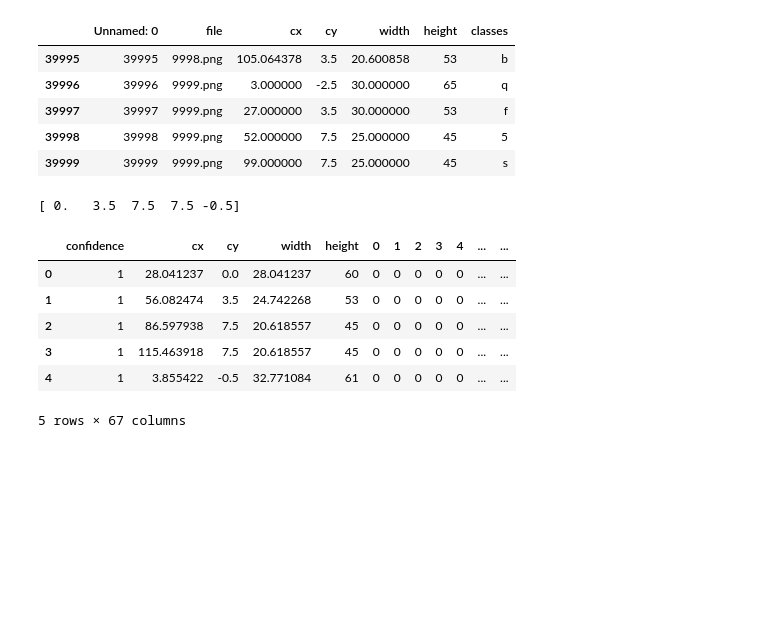
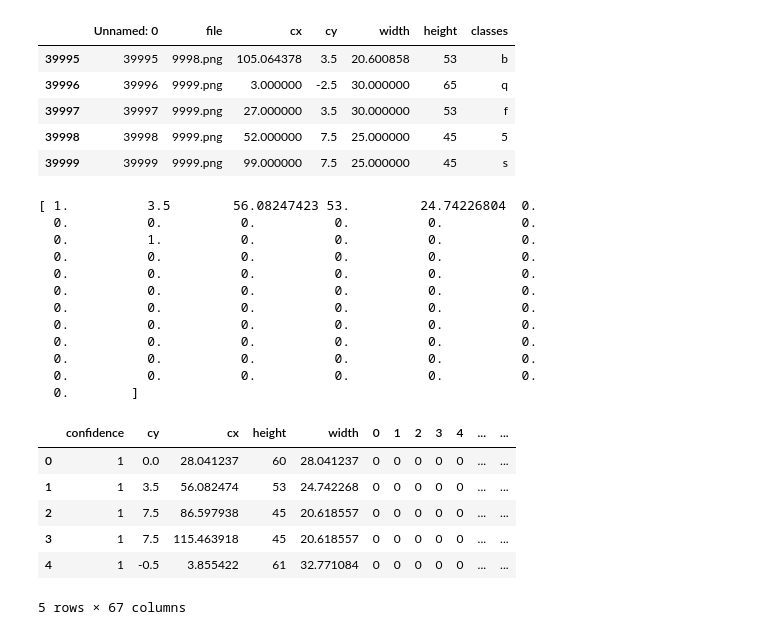
Before and after one commit to Vonski/wdi19, a Jupyter notebook: notebooks/yolo.ipynb, the cells around one changed output. Drawn from its saved outputs; the diff is of its cells as text; code cells hidden in the pictures; blank space fills up the shorter version.

```diff
--- a/notebooks/yolo.ipynb
+++ b/notebooks/yolo.ipynb
@@ -170,19 +184,30 @@ train_set_labels.tail()
 # %%
 gt = train_set_labels.loc[:, ["cx", "cy", "width", "height"]]
 tmp = pd.get_dummies(train_set_labels.loc[:, "classes"])
 gt["confidence"]=1
-gt = gt.loc[:, ["confidence", "cx", "cy", "width", "height"]]
+gt = gt.loc[:, ["confidence", "cy", "cx", "height", "width"]]
 gt2 = gt.merge(tmp, left_index=True, right_index=True)
-print(gt2.head().values[:,2])
+print(gt2.head().values[1,:])
 gt2.head()
 # %% [output]
-[ 0.   3.5  7.5  7.5 -0.5]
+[ 1.          3.5        56.08247423 53.         24.74226804  0.
+  0.          0.          0.          0.          0.          0.
+  0.          1.          0.          0.          0.          0.
+  0.          0.          0.          0.          0.          0.
+  0.          0.          0.          0.          0.          0.
+  0.          0.          0.          0.          0.          0.
+  0.          0.          0.          0.          0.          0.
+  0.          0.          0.          0.          0.          0.
+  0.          0.          0.          0.          0.          0.
+  0.          0.          0.          0.          0.          0.
+  0.          0.          0.          0.          0.          0.
+  0.        ]
-|  | confidence | cx | cy | width | height | 0 | 1 | 2 | 3 | 4 | ... | ... |
-| 0 | 1 | 28.041237 | 0.0 | 28.041237 | 60 | 0 | 0 | 0 | 0 | 0 | ... | ... |
-| 1 | 1 | 56.082474 | 3.5 | 24.742268 | 53 | 0 | 0 | 0 | 0 | 0 | ... | ... |
-| 2 | 1 | 86.597938 | 7.5 | 20.618557 | 45 | 0 | 0 | 0 | 0 | 0 | ... | ... |
-| 3 | 1 | 115.463918 | 7.5 | 20.618557 | 45 | 0 | 0 | 0 | 0 | 0 | ... | ... |
-| 4 | 1 | 3.855422 | -0.5 | 32.771084 | 61 | 0 | 0 | 0 | 0 | 0 | ... | ... |
+|  | confidence | cy | cx | height | width | 0 | 1 | 2 | 3 | 4 | ... | ... |
+| 0 | 1 | 0.0 | 28.041237 | 60 | 28.041237 | 0 | 0 | 0 | 0 | 0 | ... | ... |
+| 1 | 1 | 3.5 | 56.082474 | 53 | 24.742268 | 0 | 0 | 0 | 0 | 0 | ... | ... |
+| 2 | 1 | 7.5 | 86.597938 | 45 | 20.618557 | 0 | 0 | 0 | 0 | 0 | ... | ... |
+| 3 | 1 | 7.5 | 115.463918 | 45 | 20.618557 | 0 | 0 | 0 | 0 | 0 | ... | ... |
+| 4 | 1 | -0.5 | 3.855422 | 61 | 32.771084 | 0 | 0 | 0 | 0 | 0 | ... | ... |
 5 rows × 67 columns
 # %%
 d = gt2.values
```
Also changed, not shown: parts of 30 cells of this notebook, 8 other files.
